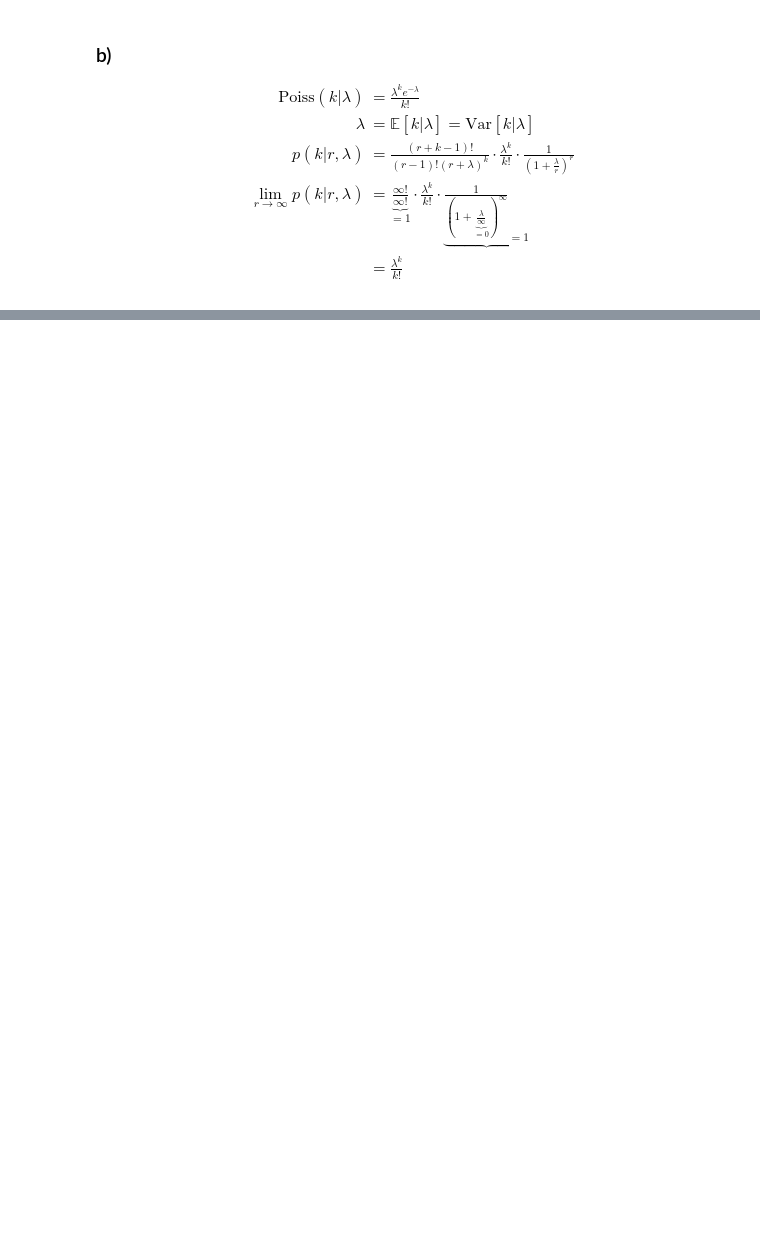
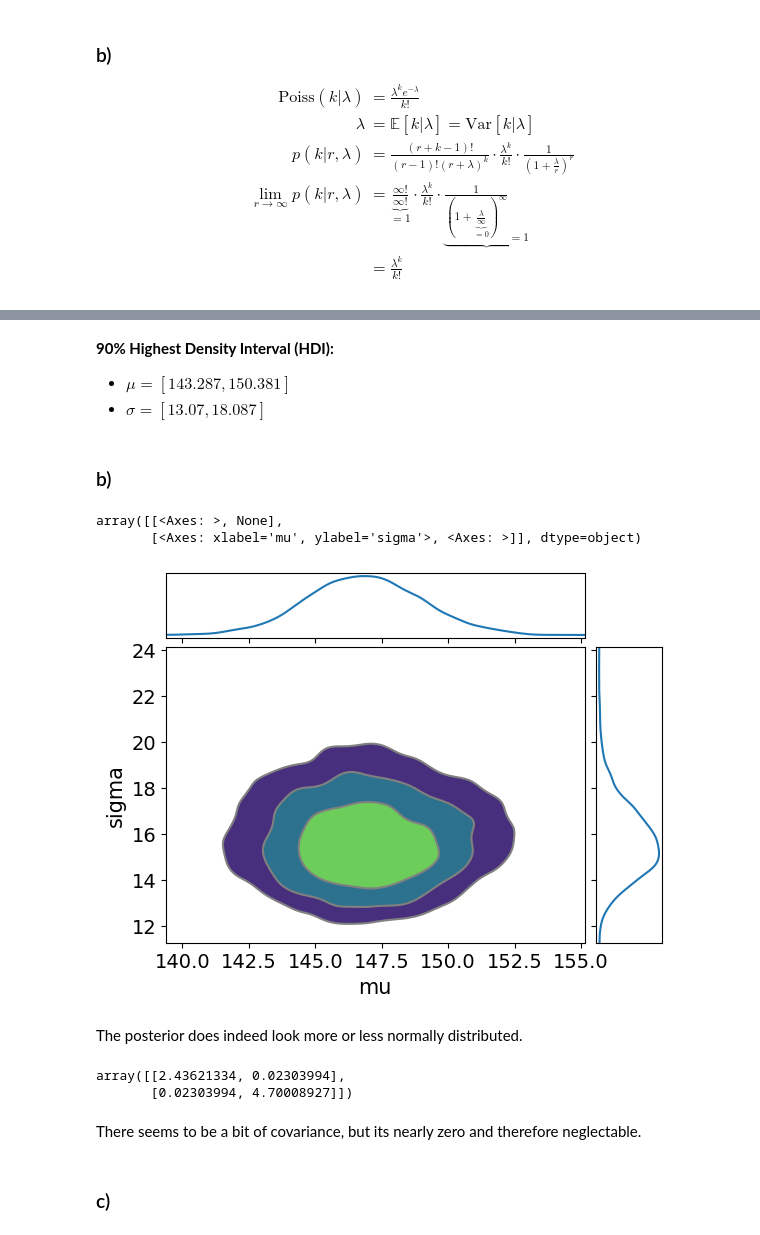
Before and after one commit to marbetschar/ZHAW-Bayesian-Machine-Learning-HS25, a Jupyter notebook: notebooks/week05/Exercises/BML_Exercises_Week_05.ipynb, the cells around one changed output, grey strips where cells are left out. Drawn from its saved outputs; the diff is of its cells as text; code cells hidden in the pictures; blank space fills up the shorter version.

```diff
--- a/notebooks/week05/Exercises/BML_Exercises_Week_05.ipynb
+++ b/notebooks/week05/Exercises/BML_Exercises_Week_05.ipynb
@@ -75,0 +126,29 @@ $$
+# %% [markdown]
+**90% Highest Density Interval (HDI):**
+
+- $\mu = [143.287, 150.381]$
+- $\sigma = [13.07, 18.087]$
+# %% [markdown]
+### b)
+# %%
+az.plot_pair(trace, kind='kde', marginals=True)
+# %% [output]
+array([[<Axes: >, None],
+       [<Axes: xlabel='mu', ylabel='sigma'>, <Axes: >]], dtype=object)
+[figure, added]
+# %% [markdown]
+The posterior does indeed look more or less normally distributed.
+# %%
+data = np.array([
+    trace.posterior.sigma.values.flatten(),
+    trace.posterior.mu.values.flatten()
+])
+
+np.cov(data)
+# %% [output]
+array([[2.43621334, 0.02303994],
+       [0.02303994, 4.70008927]])
+# %% [markdown]
+There seems to be a bit of covariance, but its nearly zero and therefore neglectable.
+# %% [markdown]
+### c)
```
Also changed, not shown: parts of 27 cells of this notebook, 3 other files.
